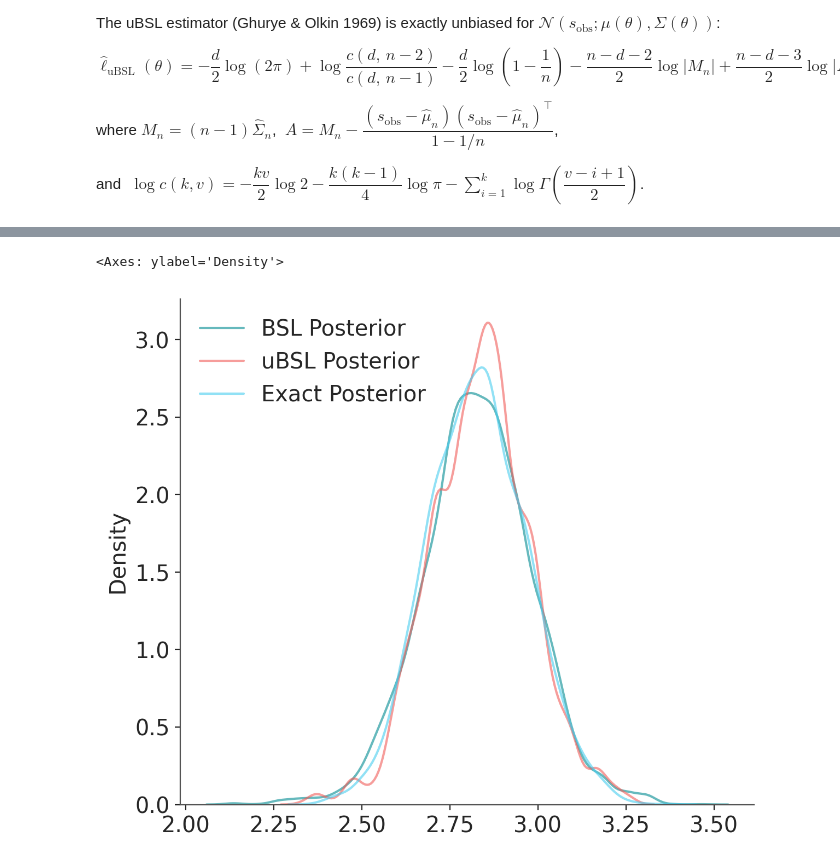
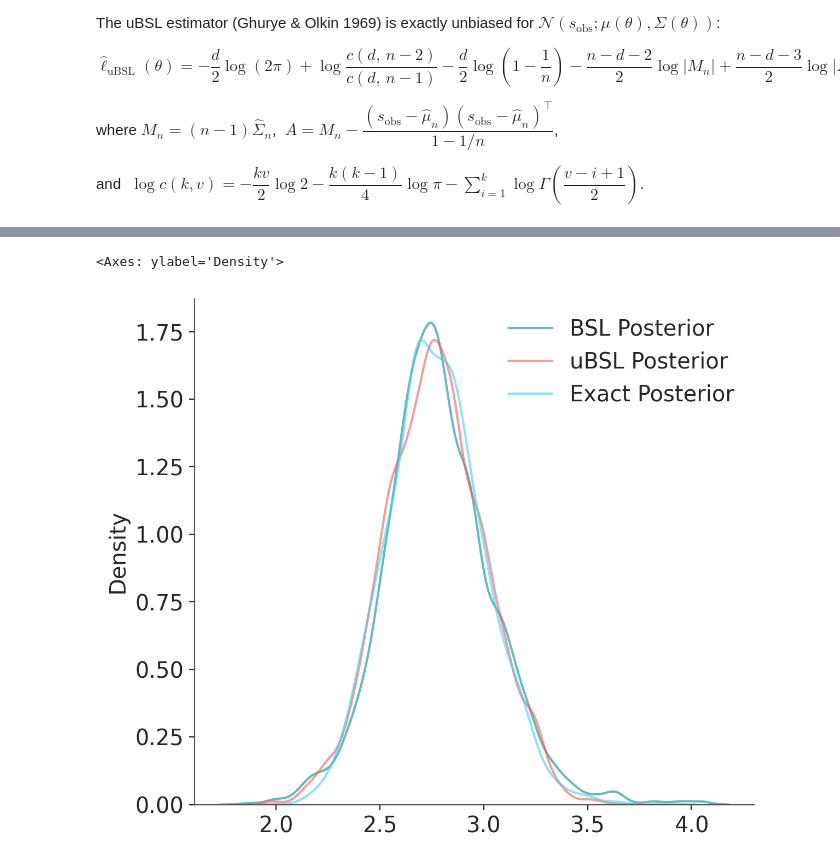
Before and after one commit to currocam/handbook-abc-jax, a Jupyter notebook: notebooks/synthetic_likelihood_mcmc.ipynb, the cells around one changed output, grey strips where cells are left out. Drawn from its saved outputs; the diff is of its cells as text; code cells hidden in the pictures.

```diff
--- a/notebooks/synthetic_likelihood_mcmc.ipynb
+++ b/notebooks/synthetic_likelihood_mcmc.ipynb
@@ -203,6 +207,6 @@ Array([2.345563  , 2.5847073 , 2.3640194 , 2.3449638 , 3.7666674 ,
 # %%
 # Define prior distribution
-prior = dist.Uniform(-5, 5)
+prior = dist.Uniform(0, 10, validate_args=True)
 log_prior_density = lambda params: prior.log_prob(params["theta"])
 # Sufficient summary statistic
 summary_stat = lambda y: jnp.mean(y)
@@ -218,7 +222,7 @@ def black_box_simulator(key, params):
     np.random.seed(seed)
     n_obs = 50
     theta_val = float(np.squeeze(np.asarray(params["theta"])))
-    y = np.random.normal(theta_val, 1.0, n_obs)
+    y = np.random.poisson(theta_val, n_obs).astype(np.float32)
     return jnp.array(y)
 
 def simulator(key, params):
@@ -234,8 +238,8 @@ def simulator(key, params):
 # %%
 s_obs = jnp.atleast_1d(summary_stat(observed_y))
 init_pos_bsl = [
-    {"theta": jnp.array([-3.0])},
-    {"theta": jnp.array([-1.0])},
+    {"theta": jnp.array([2.0])},
+    {"theta": jnp.array([4.0])},
     {"theta": jnp.array([1.0])},
     {"theta": jnp.array([3.0])},
 ]
@@ -269,24 +273,21 @@ where $M_n = (n-1)\hat{\Sigma}_n$, $\;A = M_n - \dfrac{(s_\text{obs} - \hat{\mu}
 
 and $\;\log c(k, v) = -\dfrac{kv}{2}\log 2 - \dfrac{k(k-1)}{4}\log\pi - \displaystyle\sum_{i=1}^k \log\Gamma\!\left(\dfrac{v - i + 1}{2}\right)$.
 # %%
-# uBSL is only finite when |θ - μ_n| is small enough for A to be PD.
-# With n=50 replicates the valid radius is ~0.98, so initialise near s_obs.
-_s = float(s_obs[0])
 init_pos_ubsl = [
-    {"theta": jnp.array([_s - 0.6])},
-    {"theta": jnp.array([_s - 0.2])},
-    {"theta": jnp.array([_s + 0.2])},
-    {"theta": jnp.array([_s + 0.6])},
+    {"theta": jnp.array([2.0])},
+    {"theta": jnp.array([4.0])},
+    {"theta": jnp.array([1.0])},
+    {"theta": jnp.array([3.0])},
 ]
 posterior_ubsl = synthetic_likelihood_mcmc(
     key=jr.key(1),
     log_prior_density=log_prior_density,
     # We need higher proposal variance because uBSL returns infinite log-likelihoods far from s_obs
-    proposal_covariance=jnp.array([[1.0]]),
+    proposal_covariance=jnp.array([[0.2]]),
     initial_positions=init_pos_ubsl,
     simulator=simulator,
     summary_stat=summary_stat,
-    num_replicates=5,  # Minimum number of replicates
+    num_replicates=5,
     num_samples=4000,
     s_obs=s_obs,
     log_synlik_fn=log_synlik_ubsl,
@@ -343,26 +344,26 @@ plt.gca()
 # %%
 sns.kdeplot(
     posterior_bsl.posterior["theta"].values.flatten(),
     alpha=0.6,
     color="C0",
     label="BSL Posterior",
 )
 sns.kdeplot(
     posterior_ubsl.posterior["theta"].values.flatten(),
     alpha=0.6,
     color="C1",
     label="uBSL Posterior",
 )
 # Exact conjugate posterior
-_posterior_exact = dist.Normal(observed_y.mean(), 1 / jnp.sqrt(50)).sample(
-    jr.key(1), (5000,)
-)
+_posterior_exact = dist.Gamma(
+    concentration=observed_y.sum() + 1, rate=len(observed_y)
+).sample(jr.key(1), (5000,))
 _posterior_exact = _posterior_exact[
-    (_posterior_exact >= -5) & (_posterior_exact <= 5)
-]
+    _posterior_exact < 10
+]  # truncate to match prior support]
 sns.kdeplot(_posterior_exact, alpha=0.6, color="C2", label="Exact Posterior")
 plt.legend()
 plt.gca()
 # %% [output]
 <Axes: ylabel='Density'>
-[figure, old version]
+[figure, new version]
```
Also changed, not shown: parts of 6 cells of this notebook, 2 other files.
